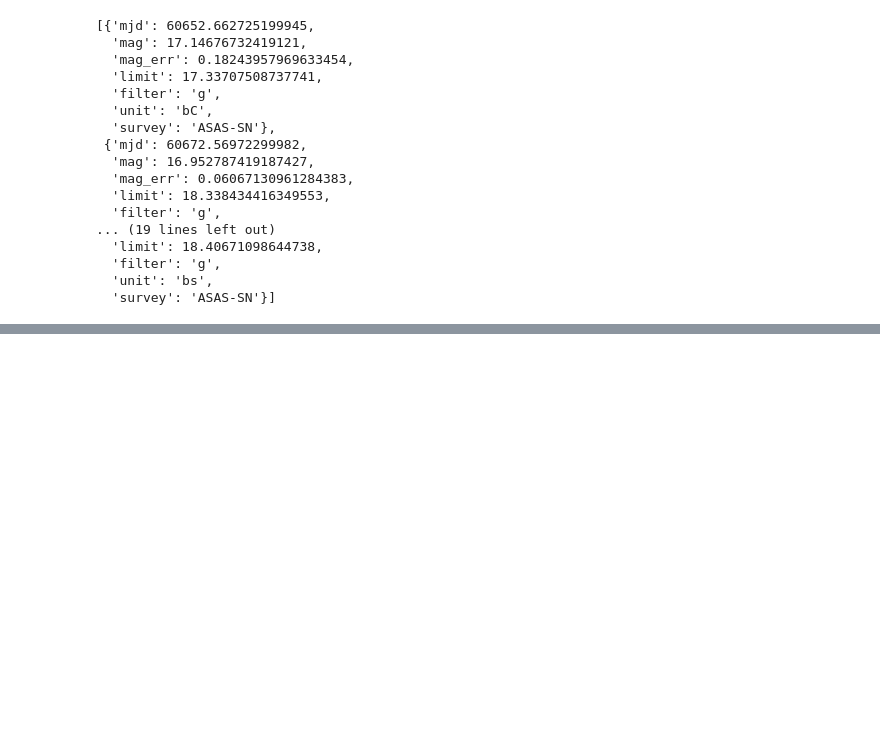
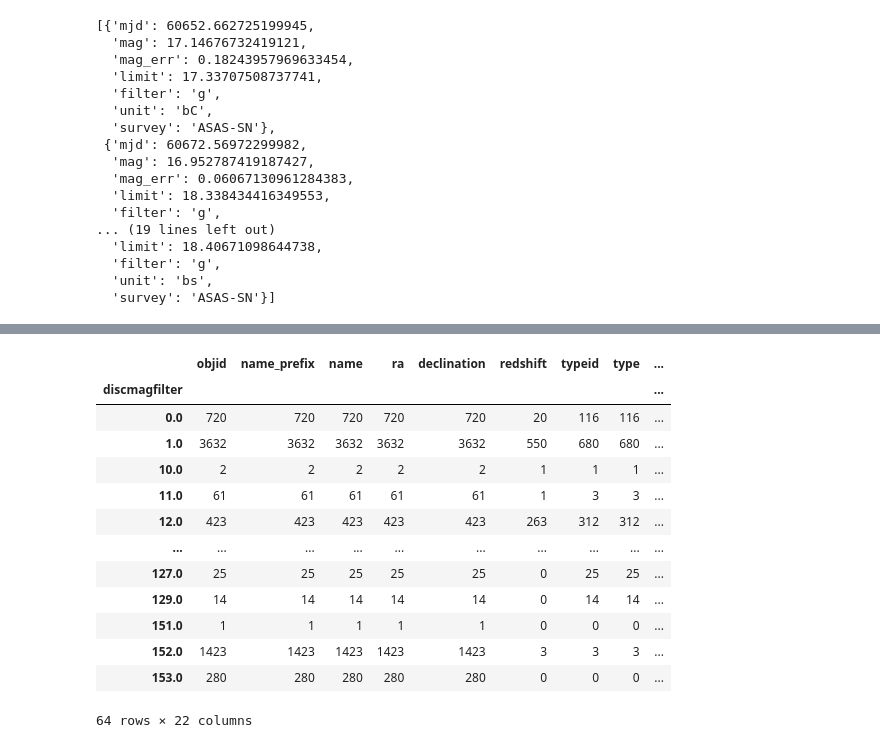
Before and after one commit to gonzodeveloper/tarxiv, a Jupyter notebook: examples/Tarxiv_Pipeline.ipynb, the cells around one changed output, grey strips where cells are left out. Drawn from its saved outputs; the diff is of its cells as text; code cells hidden in the pictures; blank space fills up the shorter version.

```diff
--- a/examples/Tarxiv_Pipeline.ipynb
+++ b/examples/Tarxiv_Pipeline.ipynb
@@ -254,0 +300,17 @@ res[-5:]
+# %%
+bulk_df.groupby("discmagfilter").count()
+# %% [output]
+|  | objid | name_prefix | name | ra | declination | redshift | typeid | type | ... |
+| discmagfilter |  |  |  |  |  |  |  |  | ... |
+| 0.0 | 720 | 720 | 720 | 720 | 720 | 20 | 116 | 116 | ... |
+| 1.0 | 3632 | 3632 | 3632 | 3632 | 3632 | 550 | 680 | 680 | ... |
+| 10.0 | 2 | 2 | 2 | 2 | 2 | 1 | 1 | 1 | ... |
+| 11.0 | 61 | 61 | 61 | 61 | 61 | 1 | 3 | 3 | ... |
+| 12.0 | 423 | 423 | 423 | 423 | 423 | 263 | 312 | 312 | ... |
+| ... | ... | ... | ... | ... | ... | ... | ... | ... | ... |
+| 127.0 | 25 | 25 | 25 | 25 | 25 | 0 | 25 | 25 | ... |
+| 129.0 | 14 | 14 | 14 | 14 | 14 | 0 | 14 | 14 | ... |
+| 151.0 | 1 | 1 | 1 | 1 | 1 | 0 | 0 | 0 | ... |
+| 152.0 | 1423 | 1423 | 1423 | 1423 | 1423 | 3 | 3 | 3 | ... |
+| 153.0 | 280 | 280 | 280 | 280 | 280 | 0 | 0 | 0 | ... |
+64 rows × 22 columns
```
Also changed, not shown: parts of 13 cells of this notebook, 9 other files.
